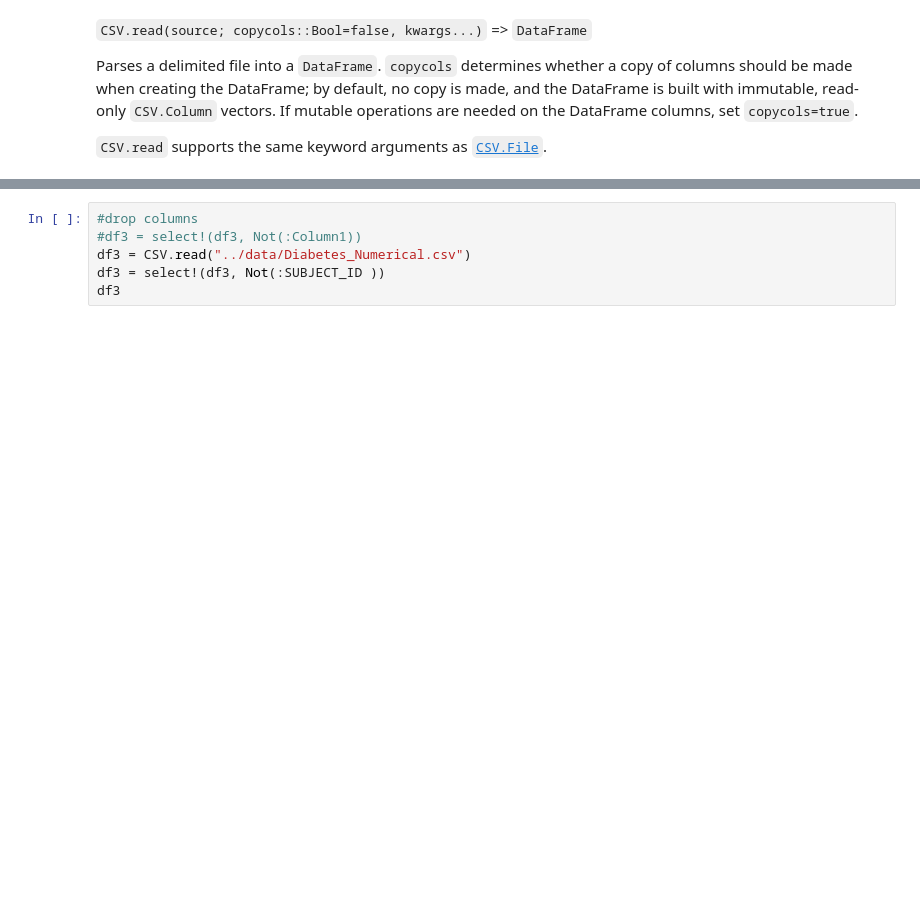
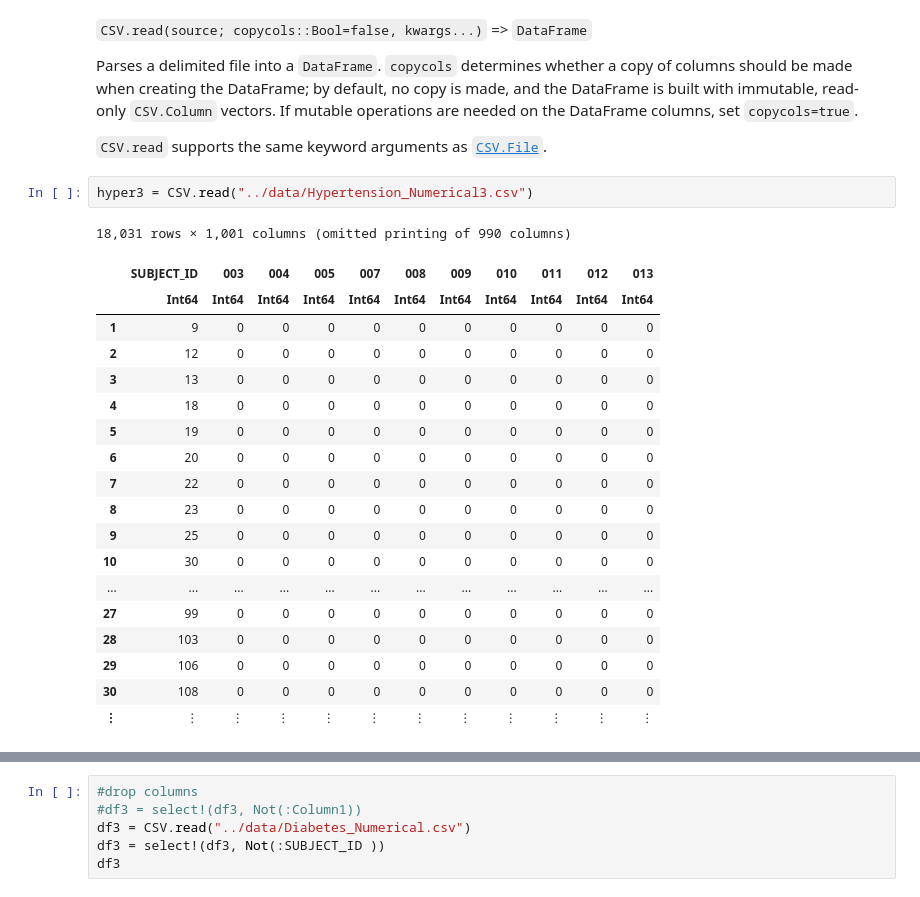
Before and after one commit to kathy908000/Health-Care-Research, a Jupyter notebook: code/glrm_kmeans_hypertension.ipynb, the cells around one changed output, grey strips where cells are left out. Drawn from its saved outputs; the diff is of its cells as text; blank space fills up the shorter version.

```diff
--- a/code/glrm_kmeans_hypertension.ipynb
+++ b/code/glrm_kmeans_hypertension.ipynb
@@ -14,3 +26,25 @@ using Random, SparseArrays
 Parses a delimited file into a `DataFrame`. `copycols` determines whether a copy of columns should be made when creating the DataFrame; by default, no copy is made, and the DataFrame is built with immutable, read-only `CSV.Column` vectors. If mutable operations are needed on the DataFrame columns, set `copycols=true`.
 
 `CSV.read` supports the same keyword arguments as [`CSV.File`](@ref).
+# %%
+hyper3 = CSV.read("../data/Hypertension_Numerical3.csv")
+# %% [output]
+18,031 rows × 1,001 columns (omitted printing of 990 columns)
+|  | SUBJECT_ID | 003 | 004 | 005 | 007 | 008 | 009 | 010 | 011 | 012 | 013 |
+|  | Int64 | Int64 | Int64 | Int64 | Int64 | Int64 | Int64 | Int64 | Int64 | Int64 | Int64 |
+| 1 | 9 | 0 | 0 | 0 | 0 | 0 | 0 | 0 | 0 | 0 | 0 |
+| 2 | 12 | 0 | 0 | 0 | 0 | 0 | 0 | 0 | 0 | 0 | 0 |
+| 3 | 13 | 0 | 0 | 0 | 0 | 0 | 0 | 0 | 0 | 0 | 0 |
+| 4 | 18 | 0 | 0 | 0 | 0 | 0 | 0 | 0 | 0 | 0 | 0 |
+| 5 | 19 | 0 | 0 | 0 | 0 | 0 | 0 | 0 | 0 | 0 | 0 |
+| 6 | 20 | 0 | 0 | 0 | 0 | 0 | 0 | 0 | 0 | 0 | 0 |
+| 7 | 22 | 0 | 0 | 0 | 0 | 0 | 0 | 0 | 0 | 0 | 0 |
+| 8 | 23 | 0 | 0 | 0 | 0 | 0 | 0 | 0 | 0 | 0 | 0 |
+| 9 | 25 | 0 | 0 | 0 | 0 | 0 | 0 | 0 | 0 | 0 | 0 |
+| 10 | 30 | 0 | 0 | 0 | 0 | 0 | 0 | 0 | 0 | 0 | 0 |
+| ... | ... | ... | ... | ... | ... | ... | ... | ... | ... | ... | ... |
+| 27 | 99 | 0 | 0 | 0 | 0 | 0 | 0 | 0 | 0 | 0 | 0 |
+| 28 | 103 | 0 | 0 | 0 | 0 | 0 | 0 | 0 | 0 | 0 | 0 |
+| 29 | 106 | 0 | 0 | 0 | 0 | 0 | 0 | 0 | 0 | 0 | 0 |
+| 30 | 108 | 0 | 0 | 0 | 0 | 0 | 0 | 0 | 0 | 0 | 0 |
+| ⋮ | ⋮ | ⋮ | ⋮ | ⋮ | ⋮ | ⋮ | ⋮ | ⋮ | ⋮ | ⋮ | ⋮ |
```
Also changed, not shown: parts of 52 cells of this notebook.
